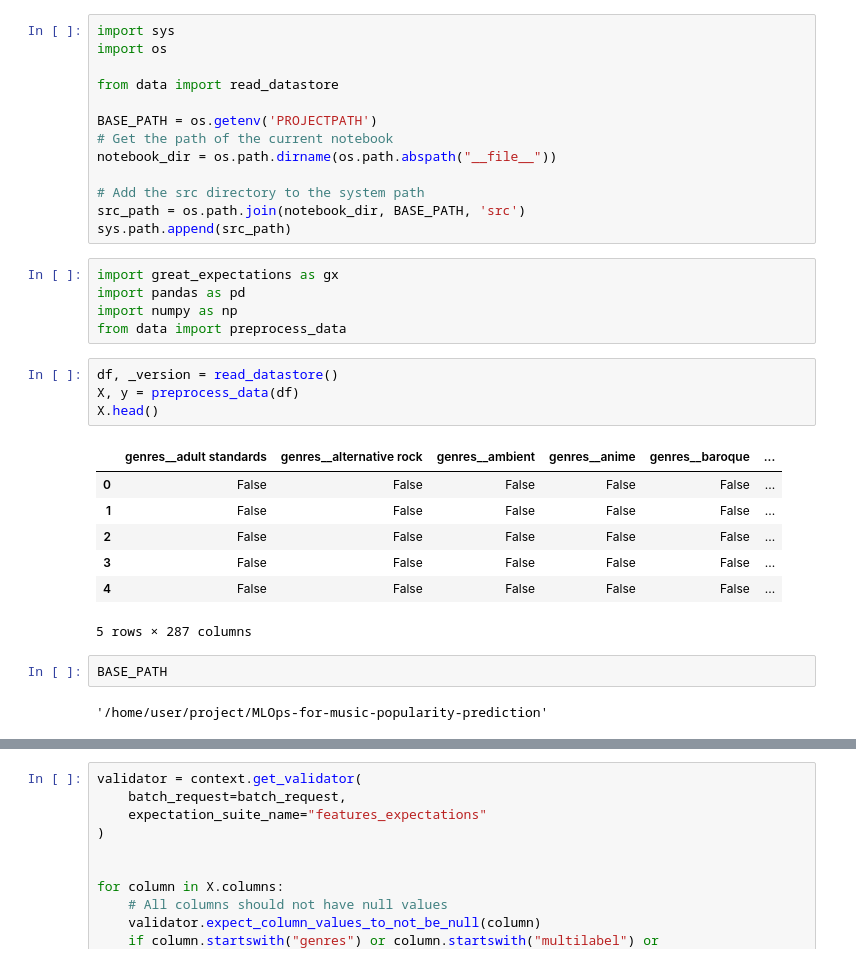
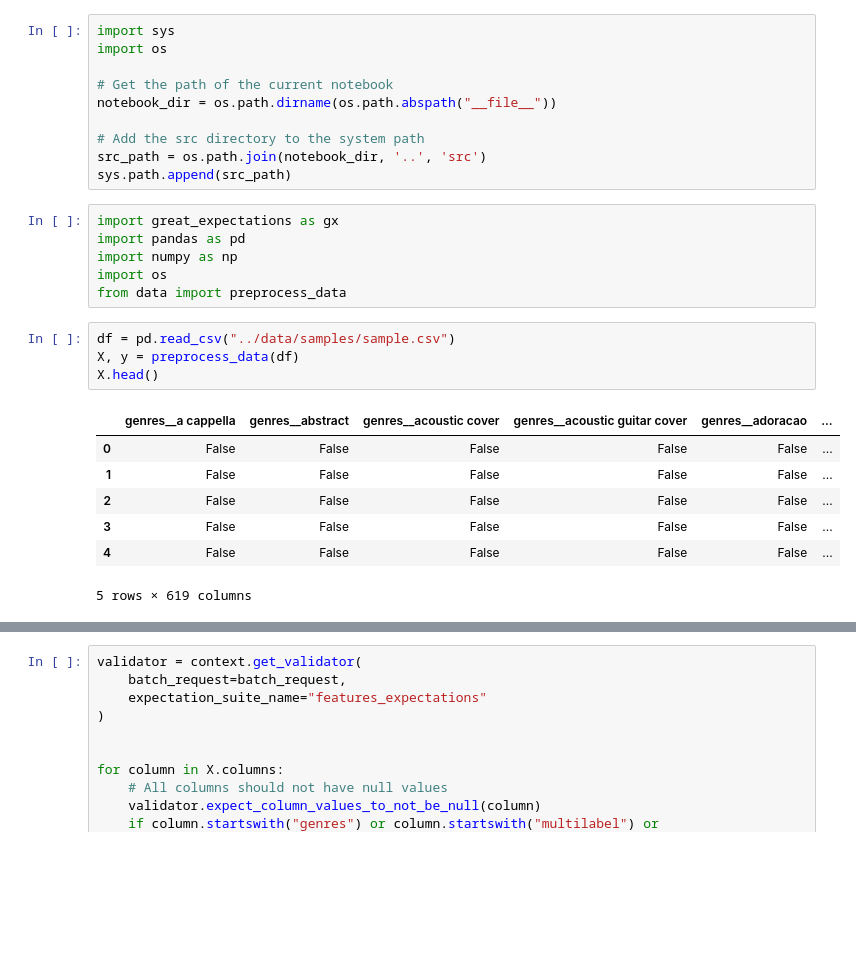
Before and after one commit to davidkhachikov/MLOps-for-music-popularity-prediction, a Jupyter notebook: notebooks/feature_expectations.ipynb, the cells around one changed output, grey strips where cells are left out. Saved outputs shown, nothing was run; the diff lists cells and outputs as text; blank space fills up the shorter version.

```diff
--- a/notebooks/feature_expectations.ipynb
+++ b/notebooks/feature_expectations.ipynb
@@ -2,33 +2,27 @@
 import sys
 import os
 
-from data import read_datastore
-
-BASE_PATH = os.getenv('PROJECTPATH')
 # Get the path of the current notebook
 notebook_dir = os.path.dirname(os.path.abspath("__file__"))
 
 # Add the src directory to the system path
-src_path = os.path.join(notebook_dir, BASE_PATH, 'src')
+src_path = os.path.join(notebook_dir, '..', 'src')
 sys.path.append(src_path)
 # %%
 import great_expectations as gx
 import pandas as pd
 import numpy as np
+import os
 from data import preprocess_data
 # %%
-df, _version = read_datastore()
+df = pd.read_csv("../data/samples/sample.csv")
 X, y = preprocess_data(df)
 X.head()
 # %% [output]
-|  | genres__adult standards | genres__alternative rock | genres__ambient | genres__anime | genres__baroque | ... |
+|  | genres__a cappella | genres__abstract | genres__acoustic cover | genres__acoustic guitar cover | genres__adoracao | ... |
 | 0 | False | False | False | False | False | ... |
 | 1 | False | False | False | False | False | ... |
 | 2 | False | False | False | False | False | ... |
 | 3 | False | False | False | False | False | ... |
 | 4 | False | False | False | False | False | ... |
-5 rows × 287 columns
+5 rows × 619 columns
-# %%
-BASE_PATH
-# %% [output]
-'/home/user/project/MLOps-for-music-popularity-prediction'
```
Also changed, not shown: parts of 6 cells of this notebook, 7 other files.
